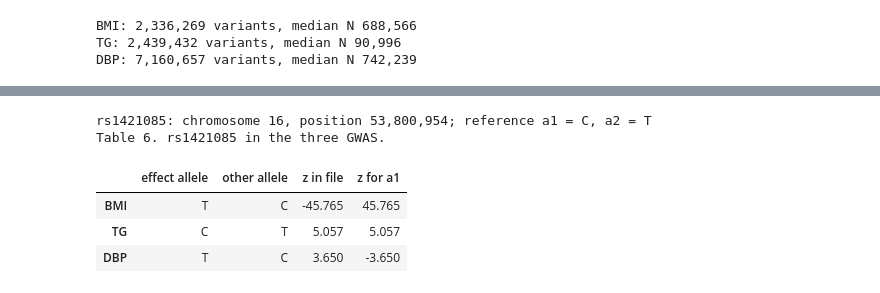
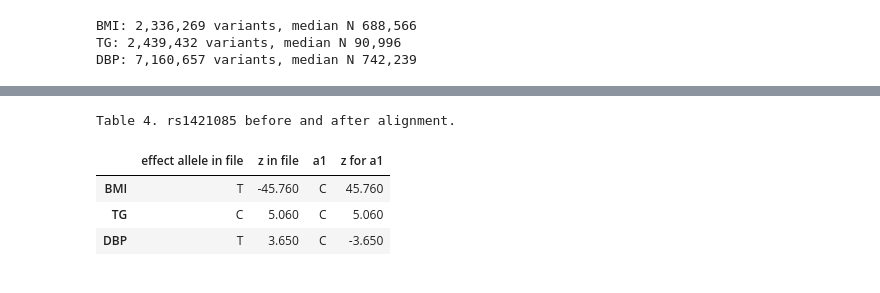
Before and after one commit to bvilhjal/ATIG_2026, a Jupyter notebook: teaching_days/2026-10-29/LDSC/LDSC_practical_answers.ipynb, the cells around one changed output, grey strips where cells are left out. Drawn from its saved outputs; the diff is of its cells as text; code cells hidden in the pictures.

```diff
--- a/teaching_days/2026-10-29/LDSC/LDSC_practical_answers.ipynb
+++ b/teaching_days/2026-10-29/LDSC/LDSC_practical_answers.ipynb
@@ -68,7 +58,7 @@ and diastolic blood pressure (DBP) from [Evangelou et al. 2018](https://pubmed.n
 Find the effect allele, other allele, effect, standard error, sample size and position in
 each file. How do the files differ?
 # %%
-for number, (trait, path) in enumerate(paths.items(), start=1):
-    print(f'Table {number}. The first rows of the {trait} file, as text.')
+for trait, path in paths.items():
+    print(f'The first rows of the {trait} file:')
     display(pd.read_csv(path, sep=r'\s+', nrows=3, dtype=str))
 # %% [output]
@@ -172,0 +144,15 @@ traits refer to the same allele?
+# %%
+ref = load_ld_reference('hm3-eur')
+print(ref)
+
+aligned = {}
+counts = {}
+for trait, sumstats in gwas.items():
+    keep, qc = allelign.qc_sumstats(sumstats)
+    aligned[trait] = allelign.harmonize(sumstats.subset(keep), ref.variants)
+    counts[trait] = {'in file': len(sumstats), 'after QC': qc['n_kept'],
+                     'matched': aligned[trait].log['n_matched'],
+                     'sign changed': aligned[trait].log['n_flipped']}
+
+print('Table 2. Variants kept at each step.')
+display(pd.DataFrame(counts))
@@ -195,25 +196,22 @@ Table 5. Variants kept at each step.
 # %%
 snp = 'rs1421085'  # TRY: rs1260326 (GCKR) or rs13107325 (SLC39A8)
-row = np.flatnonzero(ref.variants.id == snp)[0]
-chrom, pos = ref.variants.chrom[row], ref.variants.pos[row]
-print(f'{snp}: chromosome {chrom}, position {pos:,}; '
-      f'reference a1 = {ref.variants.a1[row]}, a2 = {ref.variants.a2[row]}')
 
 rows = {}
 for trait, sumstats in gwas.items():
-    # rsID for BMI and TG, position for DBP.
-    i = np.flatnonzero((sumstats.id == snp) | ((sumstats.chrom == chrom) & (sumstats.pos == pos)))[0]
-    j = np.flatnonzero(aligned[trait].var_index == row)[0]
-    rows[trait] = {'effect allele': sumstats.ea[i], 'other allele': sumstats.oa[i],
-                   'z in file': sumstats.beta[i] / sumstats.se[i],
-                   'z for a1': aligned[trait].beta[j] / aligned[trait].se[j]}
-snp_table = pd.DataFrame(rows).T.astype({'z in file': float, 'z for a1': float})
-print(f'Table 6. {snp} in the three GWAS.')
-display(snp_table)
+    after = snps[trait].set_index('snp').loc[snp]
+    # Find the SNP in the file: by rsID, or by position (DBP).
+    in_file = (sumstats.id == snp) | ((sumstats.chrom == str(after['chrom'])) & (sumstats.pos == after['pos']))
+    i = np.flatnonzero(in_file)[0]
+    rows[trait] = {'effect allele in file': sumstats.ea[i],
+                   'z in file': round(sumstats.beta[i] / sumstats.se[i], 2),
+                   'a1': after['a1'],
+                   'z for a1': round(after['z'], 2)}
+
+print(f'Table 4. {snp} before and after alignment.')
+display(pd.DataFrame(rows).T)
 # %% [output]
-rs1421085: chromosome 16, position 53,800,954; reference a1 = C, a2 = T
-Table 6. rs1421085 in the three GWAS.
+Table 4. rs1421085 before and after alignment.
-|  | effect allele | other allele | z in file | z for a1 |
-| BMI | T | C | -45.765 | 45.765 |
-| TG | C | T | 5.057 | 5.057 |
-| DBP | T | C | 3.650 | -3.650 |
+|  | effect allele in file | z in file | a1 | z for a1 |
+| BMI | T | -45.760 | C | 45.760 |
+| TG | C | 5.060 | C | 5.060 |
+| DBP | T | 3.650 | C | -3.650 |
```
Also changed, not shown: parts of 39 cells of this notebook, 8 other files.
